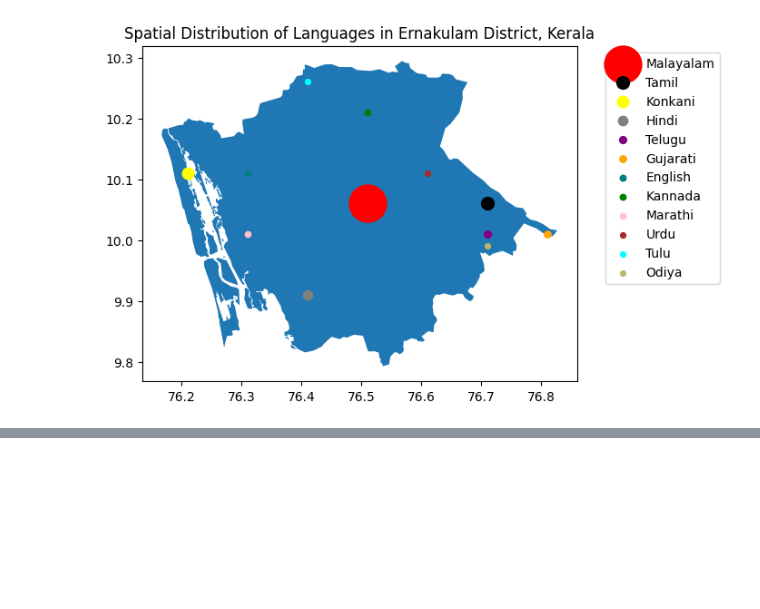
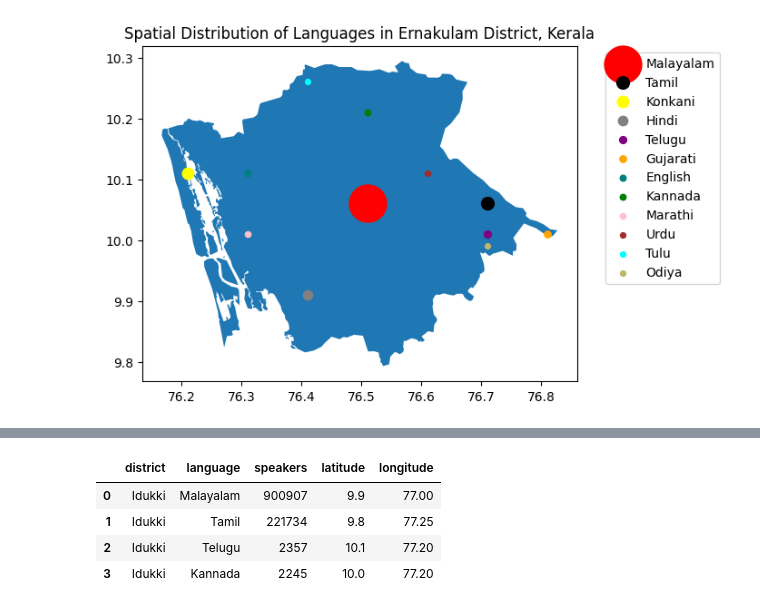
Before and after one commit to squishridyvi/Geographical-Distribution-Mapping-of-Dravidian-Languages-, a Jupyter notebook: Geographical Distribution of Dravidian Languages.ipynb, the cells around one changed output, grey strips where cells are left out. Cells and saved outputs as stored; diff of their text form; code cells hidden in the pictures; blank space fills up the shorter version.

```diff
--- a/Geographical Distribution of Dravidian Languages.ipynb
+++ b/Geographical Distribution of Dravidian Languages.ipynb
@@ -808,0 +822,9 @@ ax.legend(bbox_to_anchor=(1.05, 1))
+# %%
+df_idukki = pd.read_csv("idukki_district_mapping.csv")
+df_idukki
+# %% [output]
+|  | district | language | speakers | latitude | longitude |
+| 0 | Idukki | Malayalam | 900907 | 9.9 | 77.00 |
+| 1 | Idukki | Tamil | 221734 | 9.8 | 77.25 |
+| 2 | Idukki | Telugu | 2357 | 10.1 | 77.20 |
+| 3 | Idukki | Kannada | 2245 | 10.0 | 77.20 |
```
Also changed, not shown: parts of 4 cells of this notebook.
